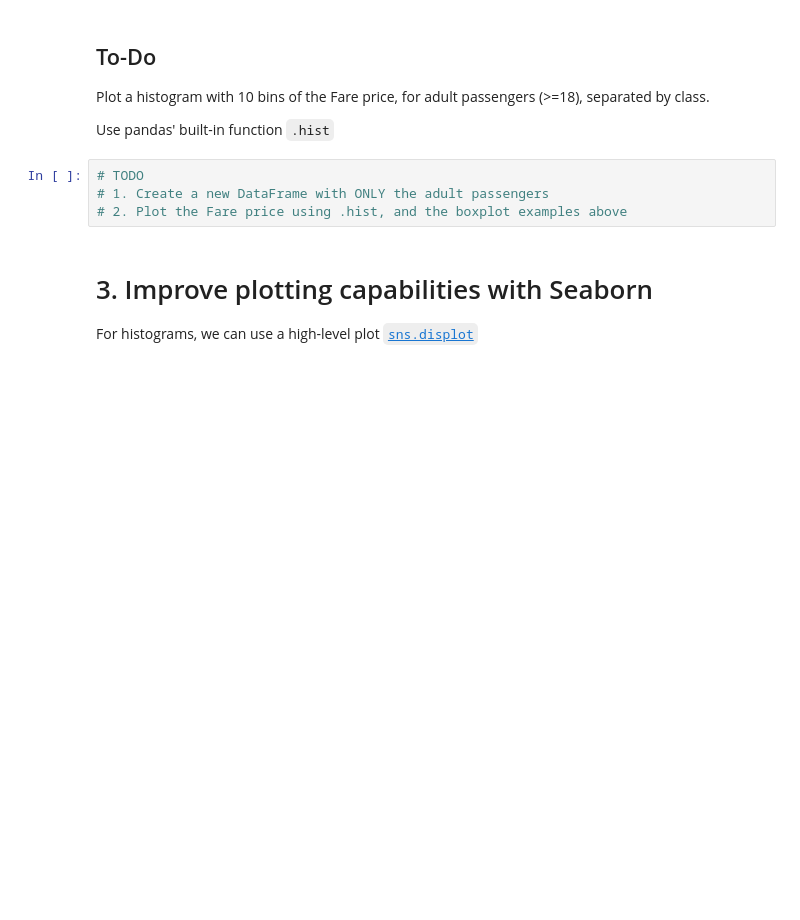
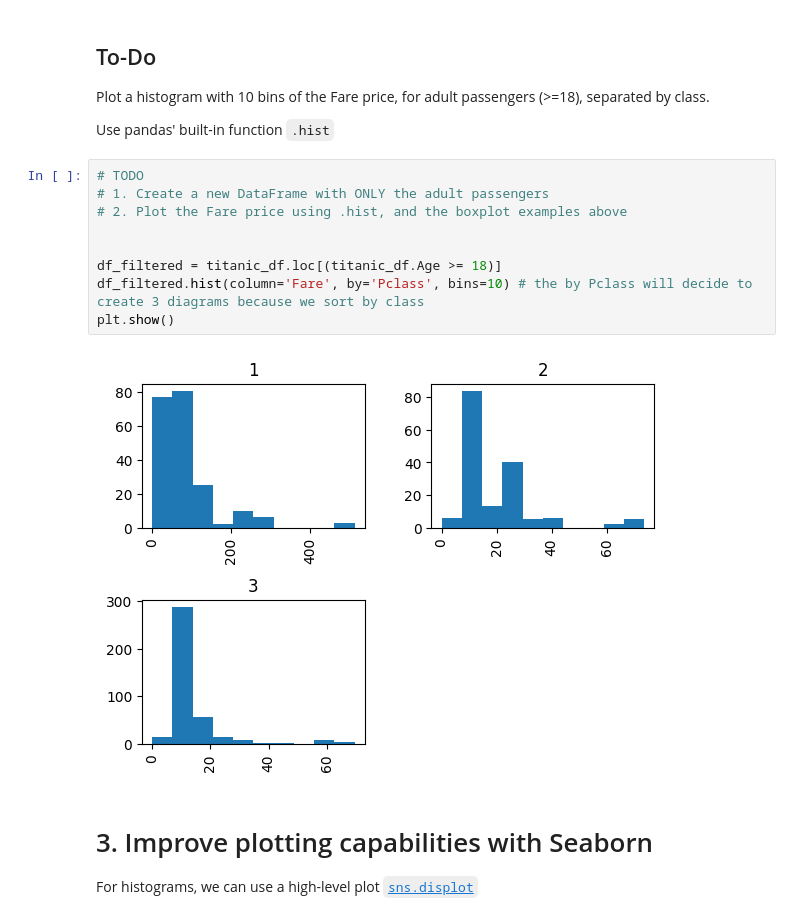
Before and after one commit to CecileP13/skills-introduction-to-github, a Jupyter notebook: week2_students.ipynb, the cells around one changed output. Drawn from its saved outputs; the diff is of its cells as text; blank space fills up the shorter version.

```diff
--- a/week2_students.ipynb
+++ b/week2_students.ipynb
@@ -268,7 +332,14 @@ Use pandas' built-in function `.hist`
 # %%
 # TODO
 # 1. Create a new DataFrame with ONLY the adult passengers
 # 2. Plot the Fare price using .hist, and the boxplot examples above
+
+
+df_filtered = titanic_df.loc[(titanic_df.Age >= 18)]
+df_filtered.hist(column='Fare', by='Pclass', bins=10) # the by Pclass will decide to create 3 diagrams because we sort by class
+plt.show()
+# %% [output]
+[figure, added]
 # %% [markdown]
 # 3. Improve plotting capabilities with Seaborn
 
```
Also changed, not shown: parts of 6 cells of this notebook.
